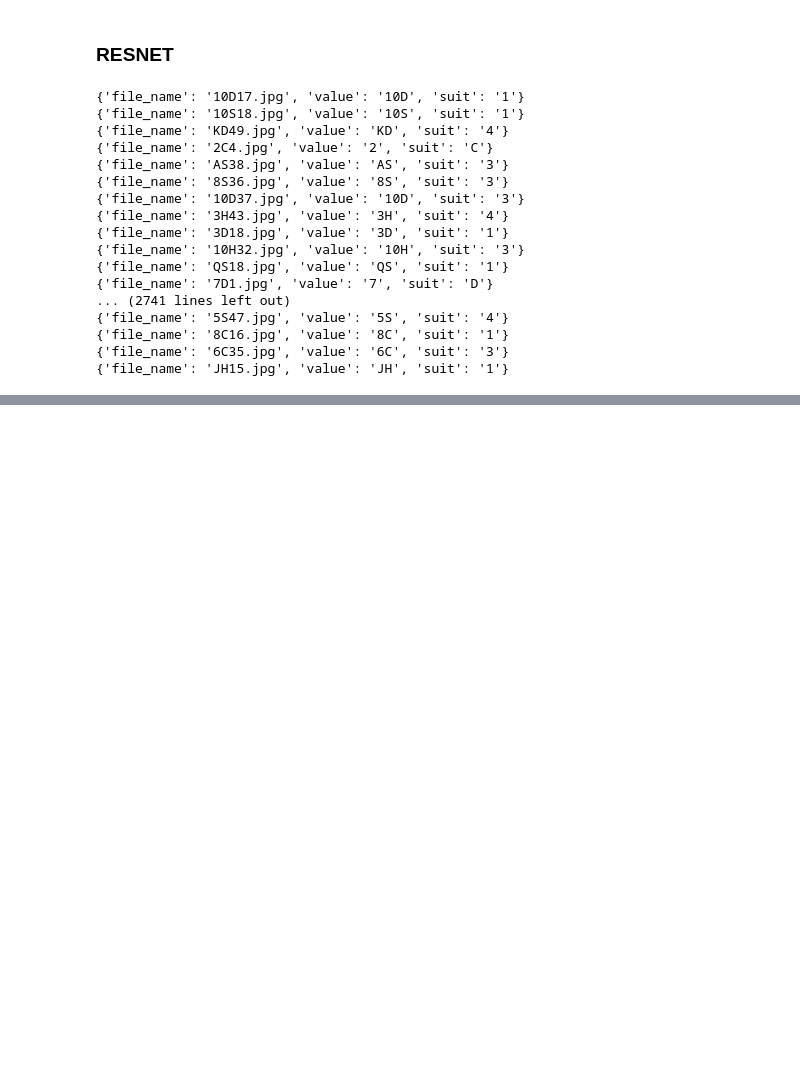
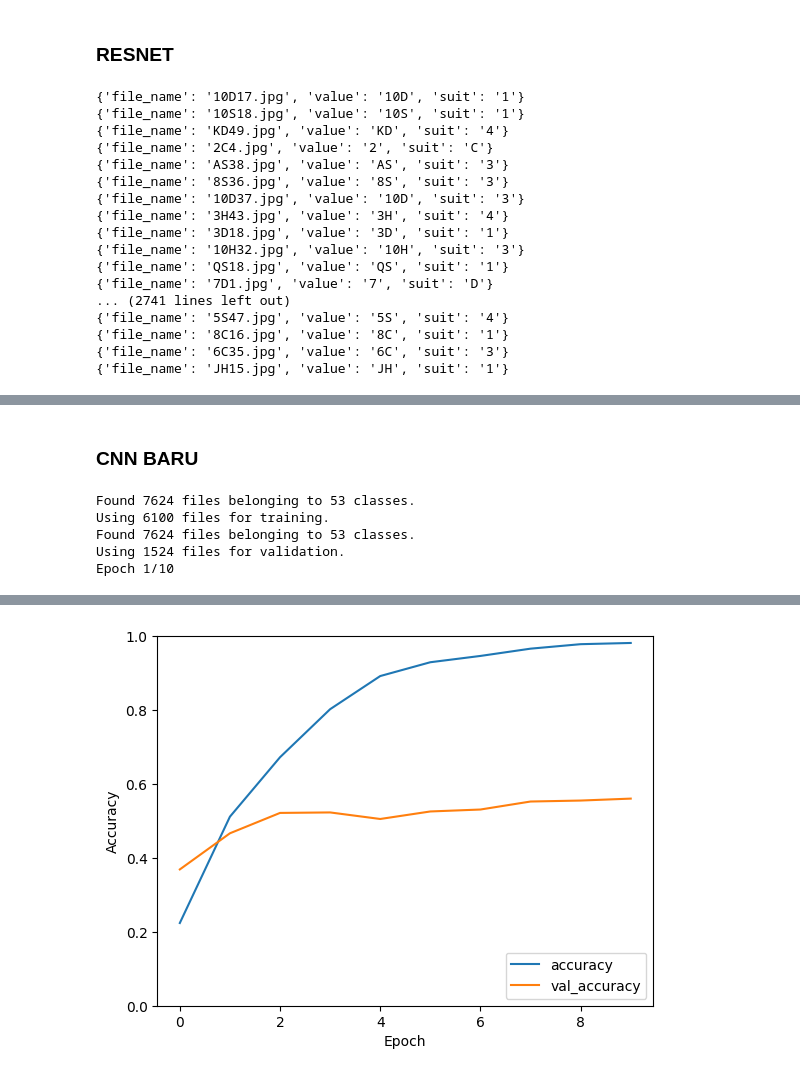
Before and after one commit to MaedaKenji/Card-Detector---Game, a Jupyter notebook: PokerCard/kuliah/train.ipynb, the cells around one changed output, grey strips where cells are left out. Drawn from its saved outputs; the diff is of its cells as text; code cells hidden in the pictures; blank space fills up the shorter version.

Commit message:
Deteksi rank via dataset online

```diff
--- a/PokerCard/kuliah/train.ipynb
+++ b/PokerCard/kuliah/train.ipynb
@@ -314,0 +310,74 @@ Error:
+# %% [markdown]
+### CNN BARU
+# %%
+import tensorflow as tf
+from tensorflow.keras import datasets, layers, models
+import matplotlib.pyplot as plt
+import os
+
+train_dir = "../dataset/train"  # Ganti dengan path ke folder train dataset Anda
+validation_dir = "../dataset/valid"  # Ganti jika Anda memiliki folder validasi
+
+
+# Define the CNN model
+train_dataset = tf.keras.preprocessing.image_dataset_from_directory(
+    train_dir,
+    validation_split=0.2,  # Membagi dataset menjadi 80% train dan 20% validation
+    subset="training",
+    seed=123,  # Seed untuk konsistensi data split
+    image_size=(150, 150),  # Ukuran gambar yang distandardisasi
+    batch_size=32,
+)
+
+validation_dataset = tf.keras.preprocessing.image_dataset_from_directory(
+    train_dir,
+    validation_split=0.2,
+    subset="validation",
+    seed=123,
+    image_size=(150, 150),
+    batch_size=32,
+)
+
+# Membangun CNN model
+model = models.Sequential(
+    [
+        layers.Rescaling(1.0 / 255, input_shape=(150, 150, 3)),  # Normalisasi pixel
+        layers.Conv2D(32, (3, 3), activation="relu"),
+        layers.MaxPooling2D((2, 2)),
+        layers.Conv2D(64, (3, 3), activation="relu"),
+        layers.MaxPooling2D((2, 2)),
+        layers.Conv2D(64, (3, 3), activation="relu"),
+        layers.Flatten(),
+        layers.Dense(64, activation="relu"),
+        layers.Dense(
+            len(train_dataset.class_names), activation="softmax"
+        ),  # Output node sesuai jumlah kelas
+    ]
+)
+
+# Kompilasi model
+model.compile(
+    optimizer="adam", loss="sparse_categorical_crossentropy", metrics=["accuracy"]
+)
+
+# Pelatihan model
+history = model.fit(train_dataset, validation_data=validation_dataset, epochs=10)
+
+# Visualisasi hasil pelatihan
+plt.plot(history.history["accuracy"], label="accuracy")
+plt.plot(history.history["val_accuracy"], label="val_accuracy")
+plt.xlabel("Epoch")
+plt.ylabel("Accuracy")
+plt.ylim([0, 1])
+plt.legend(loc="lower right")
+plt.show()
+
+# Evaluasi model
+loss, accuracy = model.evaluate(validation_dataset)
+print(f"Validation accuracy: {accuracy}")
+# %% [output]
+Found 7624 files belonging to 53 classes.
+Using 6100 files for training.
+Found 7624 files belonging to 53 classes.
+Using 1524 files for validation.
+Epoch 1/10
@@ -314,0 +403 @@ Error:
+[figure, added]
```
Also changed, not shown: parts of 3 cells of this notebook, 3 other files.
